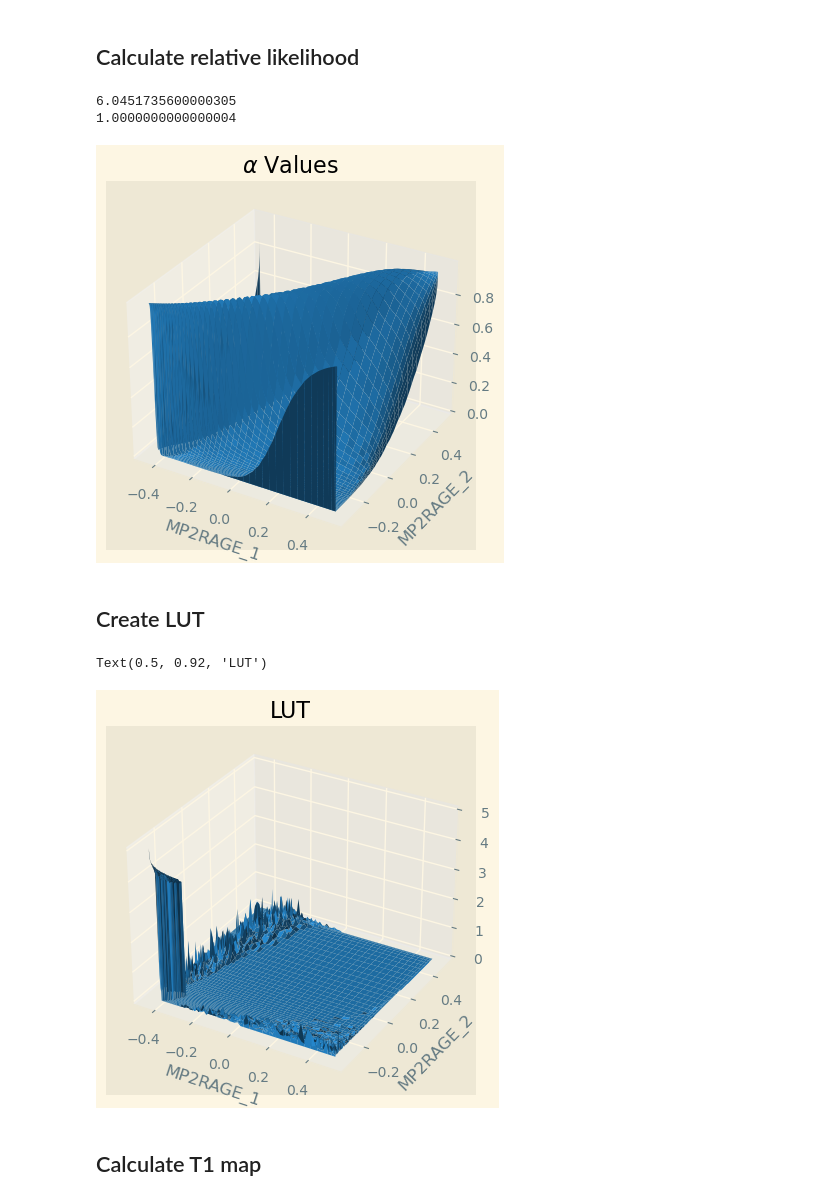
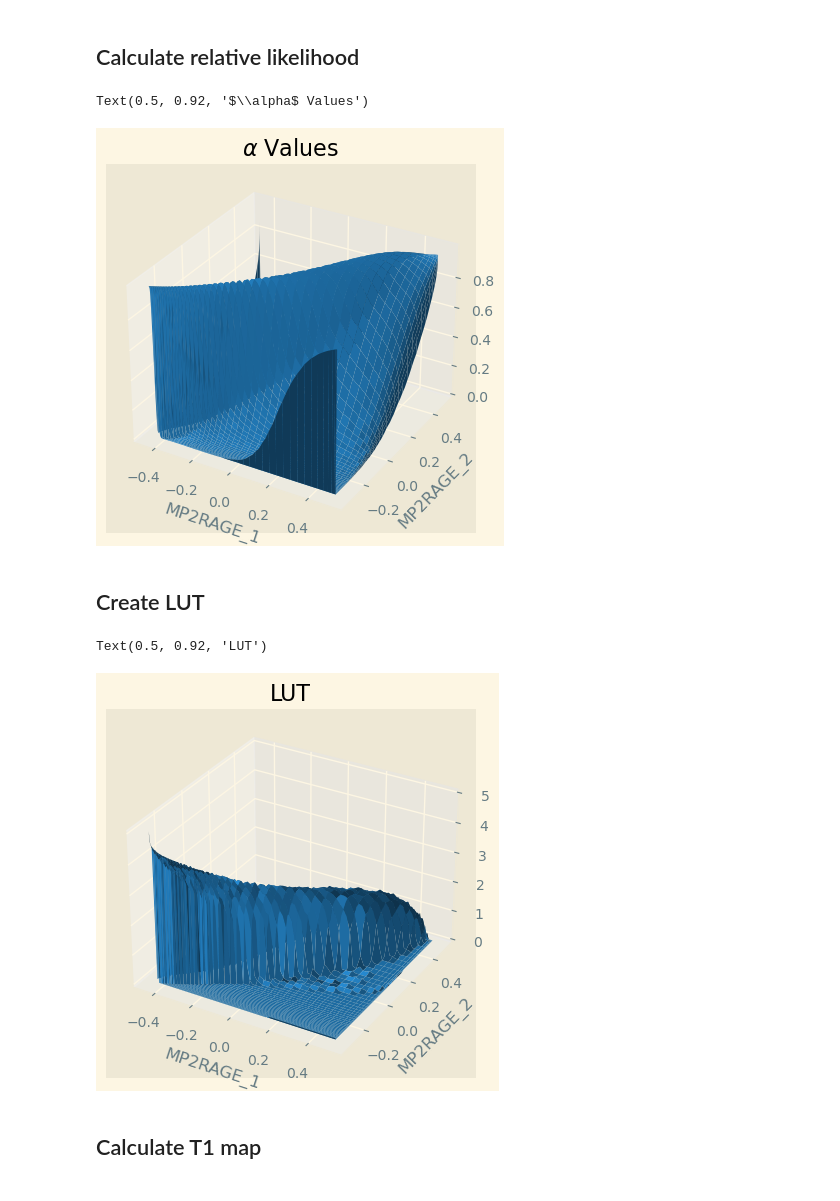
Before and after one commit to MASILab/map_t1_mapping, a Jupyter notebook: notebooks/likelihood_mp2rage_3d.ipynb, the cells around one changed output. Drawn from its saved outputs; the diff is of its cells as text; code cells hidden in the pictures.

```diff
--- a/notebooks/likelihood_mp2rage_3d.ipynb
+++ b/notebooks/likelihood_mp2rage_3d.ipynb
@@ -94,8 +95,10 @@ ax.legend()
 L_gauss = counts / np.sum(counts * delta_m**2, axis=(0,1))
 L_gauss = np.nan_to_num(L_gauss, nan=0)
 
-L_uni = np.sum(counts*delta_t1, axis=2) / np.sum(counts*delta_t1*delta_m**2)
-L_uni = np.nan_to_num(L_uni, nan=0)
+# L_uni = np.sum(counts*delta_t1, axis=2) / np.sum(counts*delta_t1*delta_m**2)
+# L_uni = np.nan_to_num(L_uni, nan=0)
+uni_value = 1/(len(mp2rage1)*len(mp2rage2)*delta_m**2)
+L_uni = np.full((len(mp2rage1), len(mp2rage2)), uni_value)
 
 print(np.sum(L_gauss[:,:,20]*delta_m**2))
 print(np.sum(L_uni*delta_m**2))
@@ -109,6 +112,7 @@ ax.set_xlabel('MP2RAGE_1')
 ax.set_ylabel('MP2RAGE_2')
 ax.set_zlabel(r'$\mathcal{L}$')
 ax.set_title(r'$\mathcal{L}$ from Gaussian')
+ax.set_zlim([0, 100])
 
 ax = fig.add_subplot(1, 3, 2, projection='3d')
 X,Y = np.meshgrid(mp2rage1, mp2rage2)
@@ -117,9 +121,12 @@ ax.set_xlabel('MP2RAGE_1')
 ax.set_ylabel('MP2RAGE_2')
 ax.set_zlabel(r'$\mathcal{L}$')
 ax.set_title(r'$\mathcal{L}$ from Uniform')
+ax.set_zlim([0, 100])
 
 # Maximum likelihood of gaussian
 max_L_gauss = np.max(L_gauss, axis=2)
+print(np.sum(max_L_gauss*delta_m**2))
+
 ax = fig.add_subplot(1, 3, 3, projection='3d')
 X,Y = np.meshgrid(mp2rage1, mp2rage2)
 ax.plot_surface(X, Y, max_L_gauss)
@@ -127,5 +134,6 @@ ax.set_xlabel('MP2RAGE_1')
 ax.set_ylabel('MP2RAGE_2')
 ax.set_zlabel(r'$\mathcal{L}$')
 ax.set_title(r'max $\mathcal{L}$ from Gaussian')
+ax.set_zlim([0, 100])
 # %% [output]
 1.0000000000000244
@@ -135,16 +144,7 @@ Text(0.5, 0.92, 'max $\\mathcal{L}$ from Gaussian')
 # %% [markdown]
 ## Calculate relative likelihood
 # %%
-# Find max likelihood
-# max_L_gauss = np.max(L_gauss, axis=2)
-# max_L_gauss_ind = np.argmax(L_gauss, axis=2)
-# max_L_t1_vals = t1_estimate[max_L_gauss_ind]
-
-print(np.sum(max_L_gauss*delta_m**2))
-print(np.sum(L_uni*delta_m**2))
-
 # Relative likelihood
-# alpha = L_uni / (L_uni + max_L_gauss)
 alpha = max_L_gauss/(max_L_gauss + L_uni)
 
 # Plot alpha
@@ -156,30 +156,28 @@ ax.set_xlabel('MP2RAGE_1')
 ax.set_ylabel('MP2RAGE_2')
 ax.set_zlabel(r'$\alpha$')
 ax.set_title(r'$\alpha$ Values')
-
-plt.show()
 # %% [output]
-6.0451735600000305
-1.0000000000000004
+Text(0.5, 0.92, '$\\alpha$ Values')
 [figure]
 # %% [markdown]
 ## Create LUT
 # %%
-t1_lut = max_L_t1_vals.copy()
-T = 0.9
+max_L_gauss_ind = np.argmax(L_gauss, axis=2)
+t1_lut = t1_estimate[max_L_gauss_ind]
+T = 0.25
 t1_lut[alpha < T] = 0
 
 # Plot LUT
 fig = plt.figure()
 ax = fig.add_subplot(projection='3d')
 X,Y = np.meshgrid(mp2rage1, mp2rage2)
 ax.plot_surface(X, Y, t1_lut)
 ax.set_xlabel('MP2RAGE_1')
 ax.set_ylabel('MP2RAGE_2')
 ax.set_zlabel('T1')
 ax.set_title('LUT')
 # %% [output]
 Text(0.5, 0.92, 'LUT')
-[figure, old version]
+[figure, new version]
 # %% [markdown]
 ## Calculate T1 map
```
Also changed, not shown: parts of 7 cells of this notebook, 3 other files.
